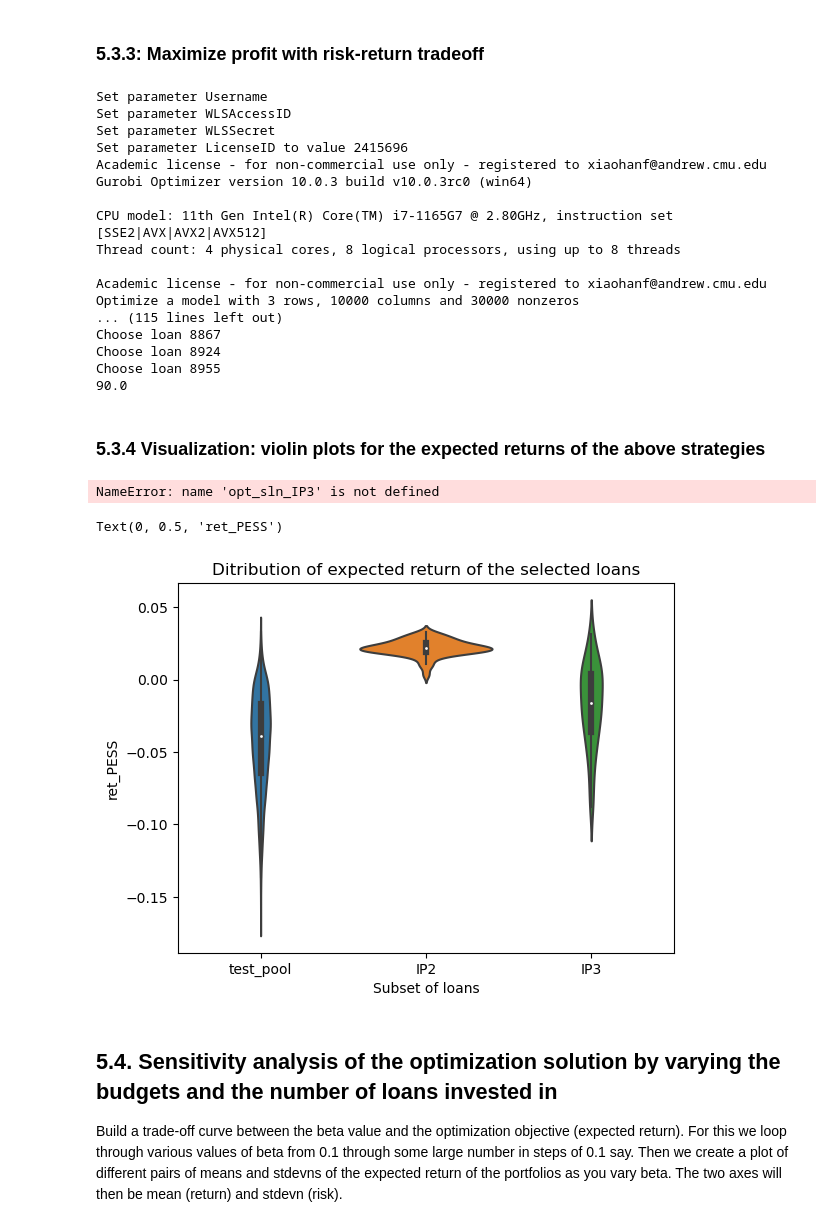
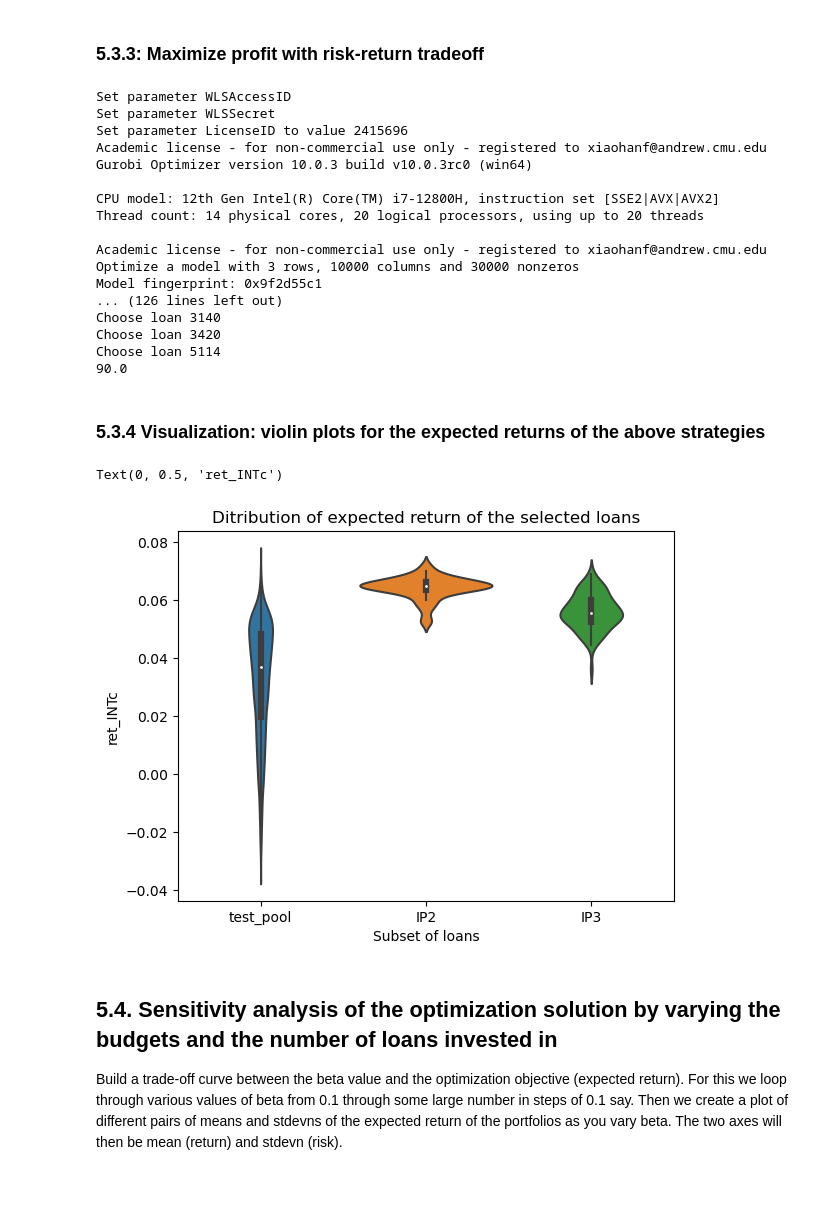
Before and after one commit to rodolfolermacontreras/Business_Analytics_WK5_Update, a Jupyter notebook: Week5-v2_VariableSelection.ipynb, the cells around one changed output. Saved outputs shown, nothing was run; the diff lists cells and outputs as text; code cells hidden in the pictures; blank space fills up the shorter version.

```diff
--- a/Week5-v2_VariableSelection.ipynb
+++ b/Week5-v2_VariableSelection.ipynb
@@ -637,7 +666,7 @@ strategy: KMeans
 import gurobipy as gp
 from gurobipy import GRB
 
-ret_col = 'ret_PESS'
+ret_col = 'ret_INTc'
 test_pool = two_stage[ret_col]['test data']
 num_var = test_pool.shape[0]
 num_loans = 10
@@ -705,7 +734,7 @@ Now we want to decide which loan to invest in, and how much should the investmen
 import gurobipy as gp
 from gurobipy import GRB
 
-ret_col = 'ret_PESS'
+ret_col = 'ret_INTc'
 test_pool = two_stage[ret_col]['test data']
 num_var = test_pool.shape[0]
 num_loans = 10
@@ -777,7 +806,7 @@ Choose loan 79 with investment amount: 35000.0
 # %% [markdown]
 ### 5.3.2: Maximize profit with budget constraint
 # %%
-ret_col = 'ret_PESS'
+ret_col = 'ret_INTc'
 test_pool = two_stage[ret_col]['test data']
 num_var = test_pool.shape[0]
 num_loans = 100
@@ -886,7 +915,7 @@ for idx in range(n_clusters):
 beta = 0.9
 #Budget = 10.7*1000000
 # %%
-ret_col = 'ret_PESS'
+ret_col = 'ret_INTc'
 test_pool = two_stage[ret_col]['test data']
 num_var = test_pool.shape[0]
 num_loans = 100
@@ -940,22 +969,22 @@ with gp.Model(env=env) as model:
 
     print(sum(opt_sln_IP3))
 # %% [output]
-Set parameter Username
 Set parameter WLSAccessID
 Set parameter WLSSecret
 Set parameter LicenseID to value 2415696
 Academic license - for non-commercial use only - registered to xiaohanf@andrew.cmu.edu
 Gurobi Optimizer version 10.0.3 build v10.0.3rc0 (win64)
 
-CPU model: 11th Gen Intel(R) Core(TM) i7-1165G7 @ 2.80GHz, instruction set [SSE2|AVX|AVX2|AVX512]
-Thread count: 4 physical cores, 8 logical processors, using up to 8 threads
+CPU model: 12th Gen Intel(R) Core(TM) i7-12800H, instruction set [SSE2|AVX|AVX2]
+Thread count: 14 physical cores, 20 logical processors, using up to 20 threads
 
 Academic license - for non-commercial use only - registered to xiaohanf@andrew.cmu.edu
 Optimize a model with 3 rows, 10000 columns and 30000 nonzeros
-... (115 lines left out)
-Choose loan 8867
-Choose loan 8924
-Choose loan 8955
+Model fingerprint: 0x9f2d55c1
+... (126 lines left out)
+Choose loan 3140
+Choose loan 3420
+Choose loan 5114
 90.0
 # %% [markdown]
 ### 5.3.4 Visualization: violin plots for the expected returns of the above strategies
@@ -978,17 +1007,15 @@ df3['label'] = ['IP3']*df3.shape[0]
 
 # concatenate the dataframes
 df_big = test_pool.append([df2,df3])
-# %% [output]
-NameError: name 'opt_sln_IP3' is not defined
 # %%
-ax = sns.violinplot(y=df_big["predicted_return_ret_PESS"], x=df_big["label"],
+ax = sns.violinplot(y=df_big["predicted_return_ret_INTc"], x=df_big["label"],
                     data=df_big, order=['test_pool','IP2','IP3'])
 ax.set_title("Ditribution of expected return of the selected loans")
 ax.set_xlabel("Subset of loans")
-ax.set_ylabel("ret_PESS")
+ax.set_ylabel("ret_INTc")
 # %% [output]
-Text(0, 0.5, 'ret_PESS')
+Text(0, 0.5, 'ret_INTc')
-[figure, old version]
+[figure, new version]
 # %% [markdown]
 ## 5.4. Sensitivity analysis of the optimization solution by varying the budgets and the number of loans invested in
 Build a trade-off curve between the beta value and the optimization objective (expected return). For this we loop through various values of beta from 0.1 through some large number in steps of 0.1 say. Then we create a plot of different pairs of means and stdevns of the expected return of the portfolios as you vary beta. The two axes will then be mean (return) and stdevn (risk).
```
Also changed, not shown: parts of 25 cells of this notebook, 4 other files.
